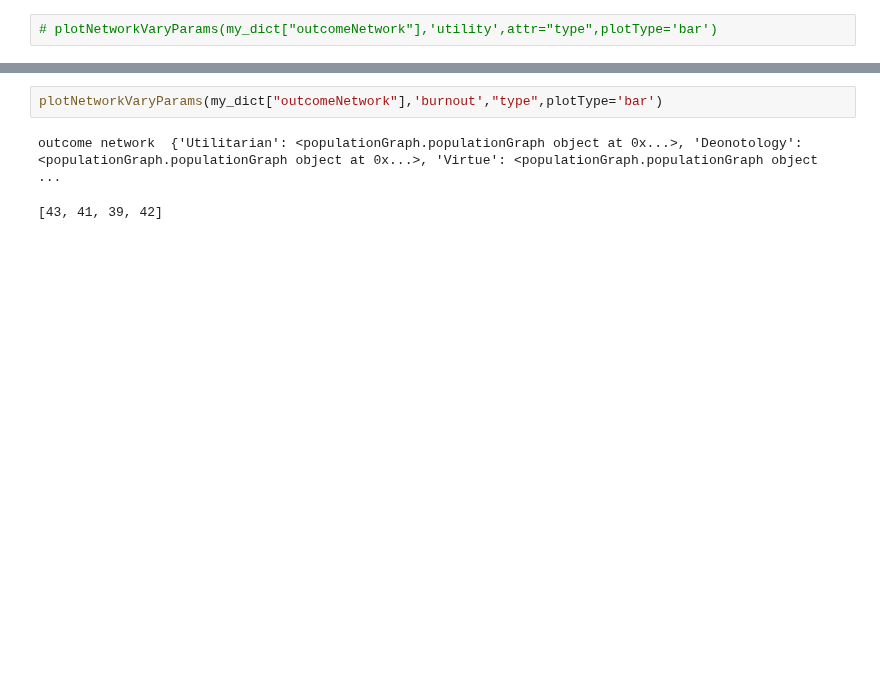
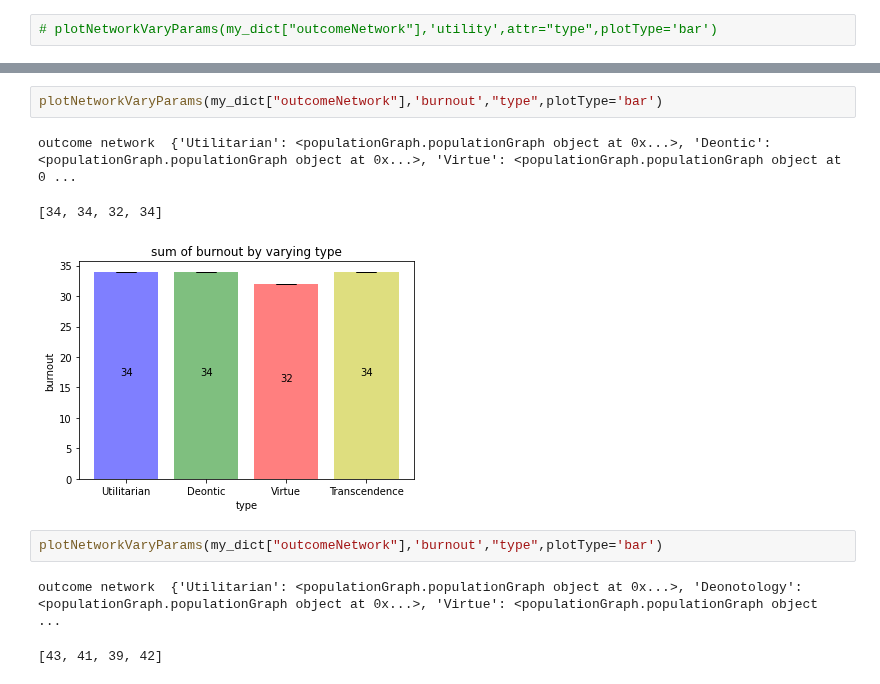
Before and after one commit to WSL-IIITB/SPECTRA, a Jupyter notebook: result_analysis.ipynb, the cells around one changed output, grey strips where cells are left out. Saved outputs shown, nothing was run; the diff lists cells and outputs as text; blank space fills up the shorter version.

Commit message:
better plots

```diff
--- a/result_analysis.ipynb
+++ b/result_analysis.ipynb
@@ -50,3 +50,9 @@ outcome network  {'Utilitarian': <populationGraph.populationGraph object at 0x..
+# %%
+plotNetworkVaryParams(my_dict["outcomeNetwork"],'burnout',"type",plotType='bar')
+# %% [output]
+outcome network  {'Utilitarian': <populationGraph.populationGraph object at 0x...>, 'Deontic': <populationGraph.populationGraph object at 0x...>, 'Virtue': <populationGraph.populationGraph object at 0 ...
+[34, 34, 32, 34]
+[figure, added]
 # %%
 plotNetworkVaryParams(my_dict["outcomeNetwork"],'burnout',"type",plotType='bar')
 # %% [output]
```
Also changed, not shown: parts of 4 cells of this notebook, 10 other files.
